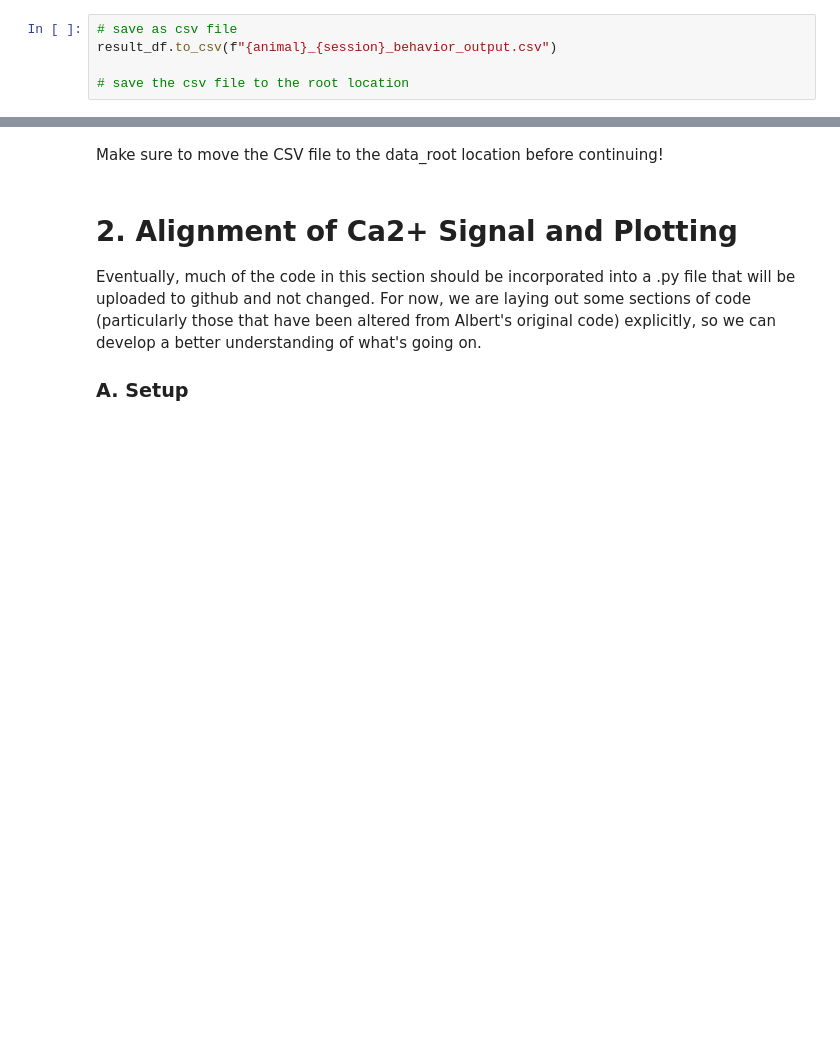
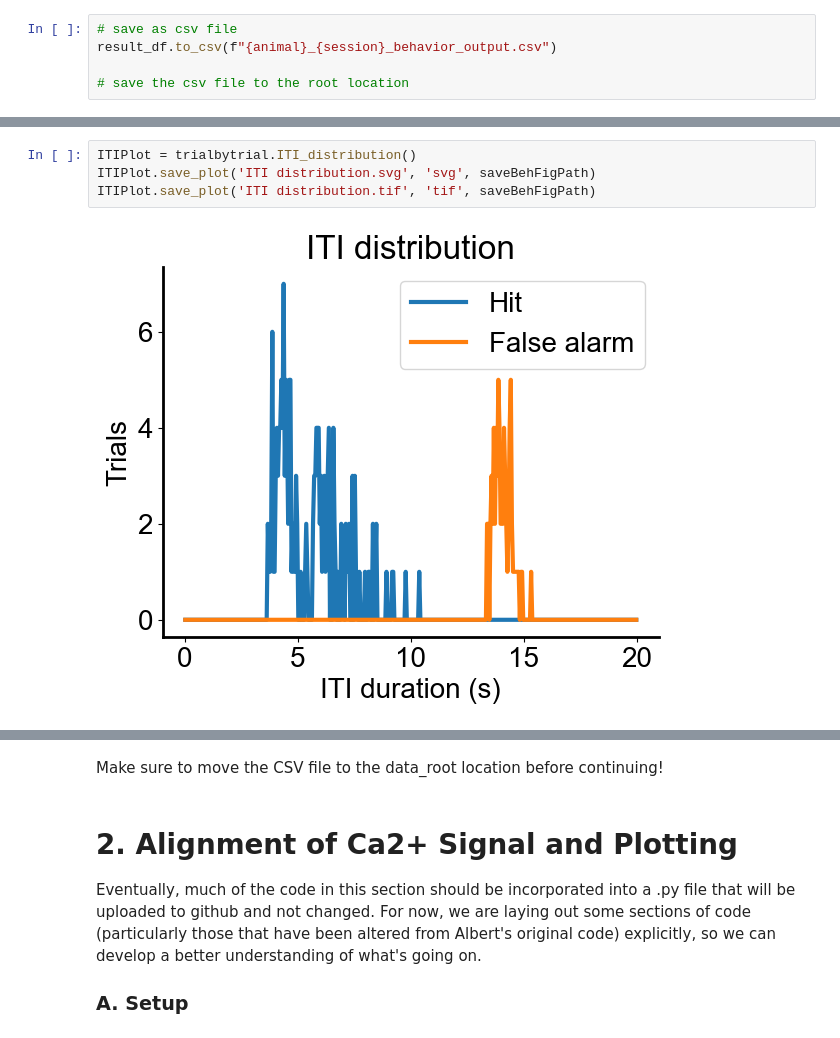
Before and after one commit to sumwor/madeline_go_nogo, a Jupyter notebook: FullCa2Pipeline_1Session.ipynb, the cells around one changed output, grey strips where cells are left out. Drawn from its saved outputs; the diff is of its cells as text; blank space fills up the shorter version.

```diff
--- a/FullCa2Pipeline_1Session.ipynb
+++ b/FullCa2Pipeline_1Session.ipynb
@@ -166,0 +141,6 @@ trialbytrial.running_aligned()
+# %%
+ITIPlot = trialbytrial.ITI_distribution()
+ITIPlot.save_plot('ITI distribution.svg', 'svg', saveBehFigPath)
+ITIPlot.save_plot('ITI distribution.tif', 'tif', saveBehFigPath)
+# %% [output]
+[figure, added]
```
Also changed, not shown: parts of 14 cells of this notebook, 15 other files.
